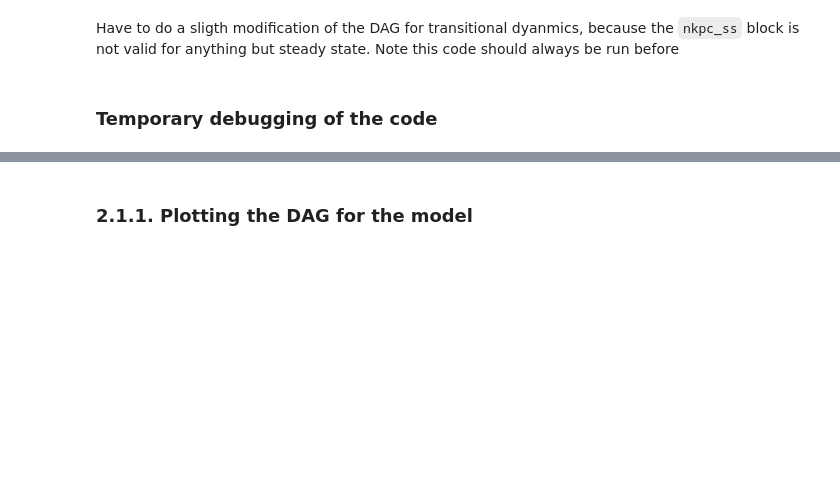
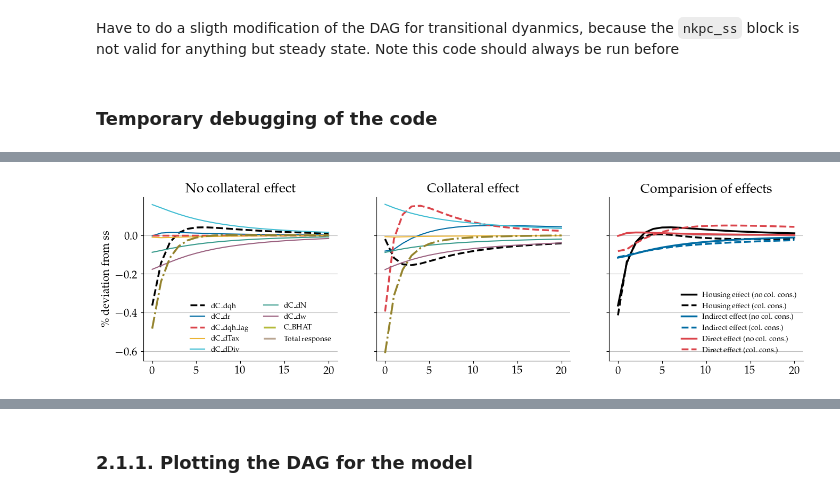
Before and after one commit to thom364e/sequence-jacobian, a Jupyter notebook: notebooks/housing_main_v2.ipynb, the cells around one changed output, grey strips where cells are left out. Saved outputs shown, nothing was run; the diff lists cells and outputs as text; code cells hidden in the pictures; blank space fills up the shorter version.

```diff
--- a/notebooks/housing_main_v2.ipynb
+++ b/notebooks/housing_main_v2.ipynb
@@ -607,0 +775,87 @@ utils.show_irfs([irfs_col, irfs_nocol], ['Y', 'qh', 'C_BHAT', 'pi', 'r', 'w',
+# %%
+decomp_dict_ll = vars(decomp.lowleverage)
+decomp_dict_hl = vars(decomp.highleverage)
+
+total_response_ll = 0
+total_response_hl = 0
+
+for (key, value) in decomp_dict_ll.items():
+    total_response_ll += value
+
+for (key, value) in decomp_dict_hl.items():
+    total_response_hl += value
+
+housing_effect_ll = decomp.lowleverage.dC_dqh + decomp.lowleverage.dC_dqh_lag
+housing_effect_hl = decomp.highleverage.dC_dqh + decomp.highleverage.dC_dqh_lag
+indirect_effect_ll = decomp.lowleverage.dC_dN + decomp.lowleverage.dC_dTax + decomp.lowleverage.dC_dDiv + decomp.lowleverage.dC_dw
+indirect_effect_hl = decomp.highleverage.dC_dN + decomp.highleverage.dC_dTax + decomp.highleverage.dC_dDiv + decomp.highleverage.dC_dw
+direct_effect_ll = decomp.lowleverage.dC_dr
+direct_effect_hl = decomp.highleverage.dC_dr
+
+ncols = 3
+nrows = 1
+fig, ax = plt.subplots(nrows, ncols, figsize=(16,4), sharey = True)
+ax = ax.flatten()
+
+for (key, value) in decomp_dict_ll.items():
+    if key != 'dC_dqh' and key != 'dC_dqh_lag':
+        ax[0].plot(100*value[:21], label = key)
+    else:
+        ax[0].plot(100*value[:21], label = key, linestyle='--', linewidth=2.5)
+
+    # ax[0].plot(100*value[:21], label = key)
+
+ax[0].plot(100*irf.lowleverage['C_BHAT'][:21], label = 'C_BHAT', linestyle='dashdot', linewidth=2.5)
+ax[0].plot(100*total_response_ll[:21], label = 'Total response', linestyle='dashdot', linewidth=2.5, alpha = 0.5)
+ax[0].legend(ncols = 2, fontsize = 10, frameon = False)
+ax[0].set_title('No collateral effect')
+ax[0].set_ylabel('% deviation from ss')
+# ax[0].set_ylim(-3.0, 1.0)
+ax[0].spines['top'].set_visible(False)
+ax[0].spines['right'].set_visible(False)
+ax[0].grid(True, axis='y', color='black', alpha=0.25, linestyle='-')
+ax[0].set_ylabel('\% deviation from ss')
+# ax[0].axhline(0, color='black', linewidth=2.5)
+
+for (key, value) in decomp_dict_hl.items():
+    if key != 'dC_dqh' and key != 'dC_dqh_lag':
+        ax[1].plot(100*value[:21], label = key)
+    else:
+        ax[1].plot(100*value[:21], label = key, linestyle='--', linewidth=2.5)
+
+ax[1].plot(100*irf.highleverage['C_BHAT'][:21], label = 'C_BHAT', linestyle='dashdot', linewidth=2.5)
+ax[1].plot(100*total_response_hl[:21], label = 'Total response', linestyle='dashdot', linewidth=2.5, alpha = 0.5)
+# ax[1].legend(ncols = 2, fontsize = 8)
+ax[1].set_title('Collateral effect')
+ax[1].set_ylabel('% deviation from ss')
+ax[1].spines['top'].set_visible(False)
+ax[1].spines['right'].set_visible(False)
+ax[1].grid(True, axis='y', color='black', alpha=0.25, linestyle='-')
+
+ax[2].plot(100*(housing_effect_ll[:21]), label = 'Housing effect (no col. cons.)', linewidth=2.5, color = '#000000')
+ax[2].plot(100*(housing_effect_hl[:21]), label = 'Housing effect (col. cons.)', linewidth=2.5, ls = '--', color = '#000000')
+ax[2].plot(100*(indirect_effect_ll[:21]), label = 'Indirect effect (no col. cons.)', linewidth=2.5, color = '#006BA2')
+ax[2].plot(100*(indirect_effect_hl[:21]), label = 'Indirect effect (col. cons.)', linewidth=2.5, ls = '--', color = '#006BA2')
+ax[2].plot(100*(direct_effect_ll[:21]), label = 'Direct effect (no col. cons.)', linewidth=2.5, color = '#DB444B')
+ax[2].plot(100*(direct_effect_hl[:21]), label = 'Direct effect (col. cons.)', linewidth=2.5, ls = '--', color = '#DB444B')
+ax[2].set_title('Comparision of effects')
+ax[2].spines['top'].set_visible(False)
+ax[2].spines['right'].set_visible(False)
+ax[2].grid(True, axis='y', color='black', alpha=0.25, linestyle='-')
+# ax[2].plot(100*(housing_effect_hl[:21] + indirect_effect_hl[:21]+direct_effect_hl[:21]))
+# ax[2].plot(100*irf.highleverage['C_BHAT'][:21])
+
+# ax[2].plot(housing_effect_ll[:21] + direct_effect_ll[:21])
+# ax[2].plot(housing_effect_hl[:21] + direct_effect_hl[:21])
+ax[2].legend(ncols = 1, fontsize = 10, frameon = False)
+
+plt.show()
+
+save = True
+if save:
+    figure_path = "/Users/thoma/OneDrive/Skrivebord/KU/9. semester/Thesis/Code/Model/HANK/sequence-jacobian/figs"
+
+    # Save the plot
+    fig.savefig(os.path.join(figure_path, 'MPCdecomposition.pdf'), dpi=1000, bbox_inches='tight')
+# %% [output]
+[figure, added]
```
Also changed, not shown: parts of 24 cells of this notebook, 8 other files.
